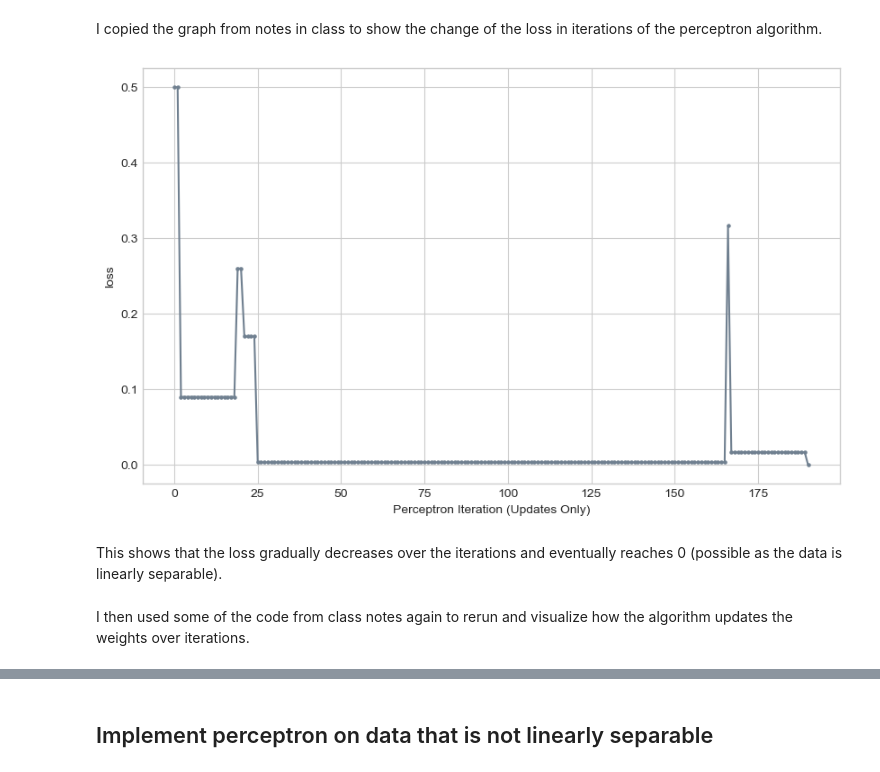
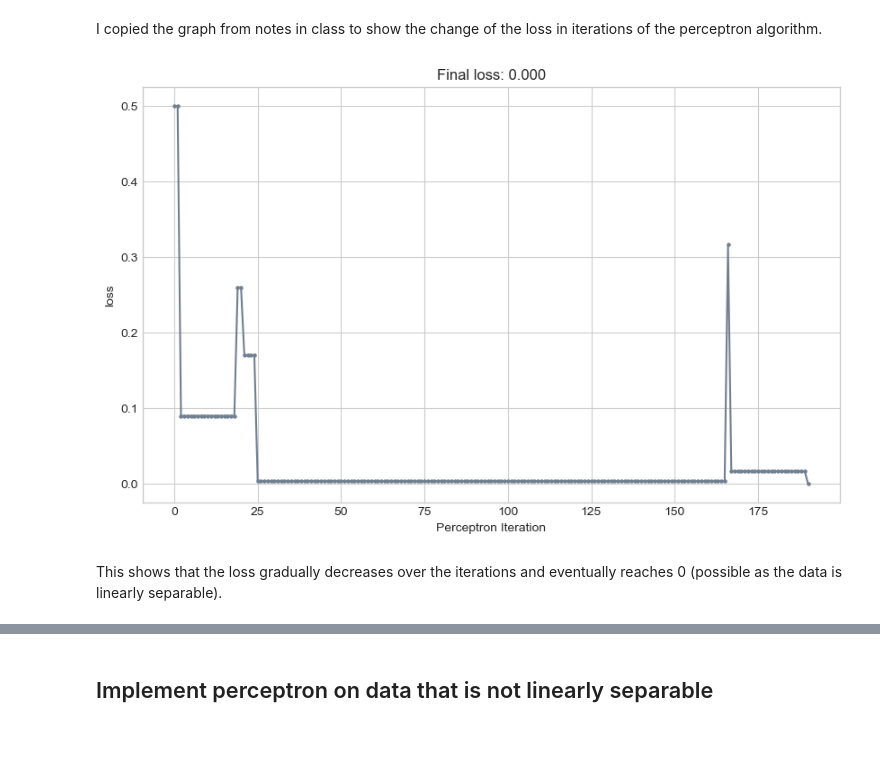
Before and after one commit to lfschweitzer/lfschweitzer.github.io, a Jupyter notebook: posts/post4/homework4.ipynb, the cells around one changed output, grey strips where cells are left out. Saved outputs shown, nothing was run; the diff lists cells and outputs as text; code cells hidden in the pictures; blank space fills up the shorter version.

```diff
--- a/posts/post4/homework4.ipynb
+++ b/posts/post4/homework4.ipynb
@@ -99,17 +102,18 @@ I copied the graph from notes in class to show the change of the loss in iterati
 # %%
 def plot_loss(loss):
     plt.style.use('seaborn-v0_8-whitegrid')
     plt.figure(figsize=(10, 6))
 
 
     plt.plot(loss, color = "slategrey")
     plt.scatter(torch.arange(len(loss)), loss, color = "slategrey", s=5)
-    labs = plt.gca().set(xlabel = "Perceptron Iteration (Updates Only)", ylabel = "loss")
+    labs = plt.gca().set(xlabel = "Perceptron Iteration", ylabel = "loss")
+
+    plt.title(f"Final loss: {loss[len(loss)-1]:.3f}")
+
 
 plot_loss(loss_vec)
 # %% [output]
-[figure, old version]
+[figure, new version]
 # %% [markdown]
 This shows that the loss gradually decreases over the iterations and eventually reaches 0 (possible as the data is linearly separable).
-# %% [markdown]
-I then used some of the code from class notes again to rerun and visualize how the algorithm updates the weights over iterations.
```
Also changed, not shown: parts of 15 cells of this notebook, 20 other files.
